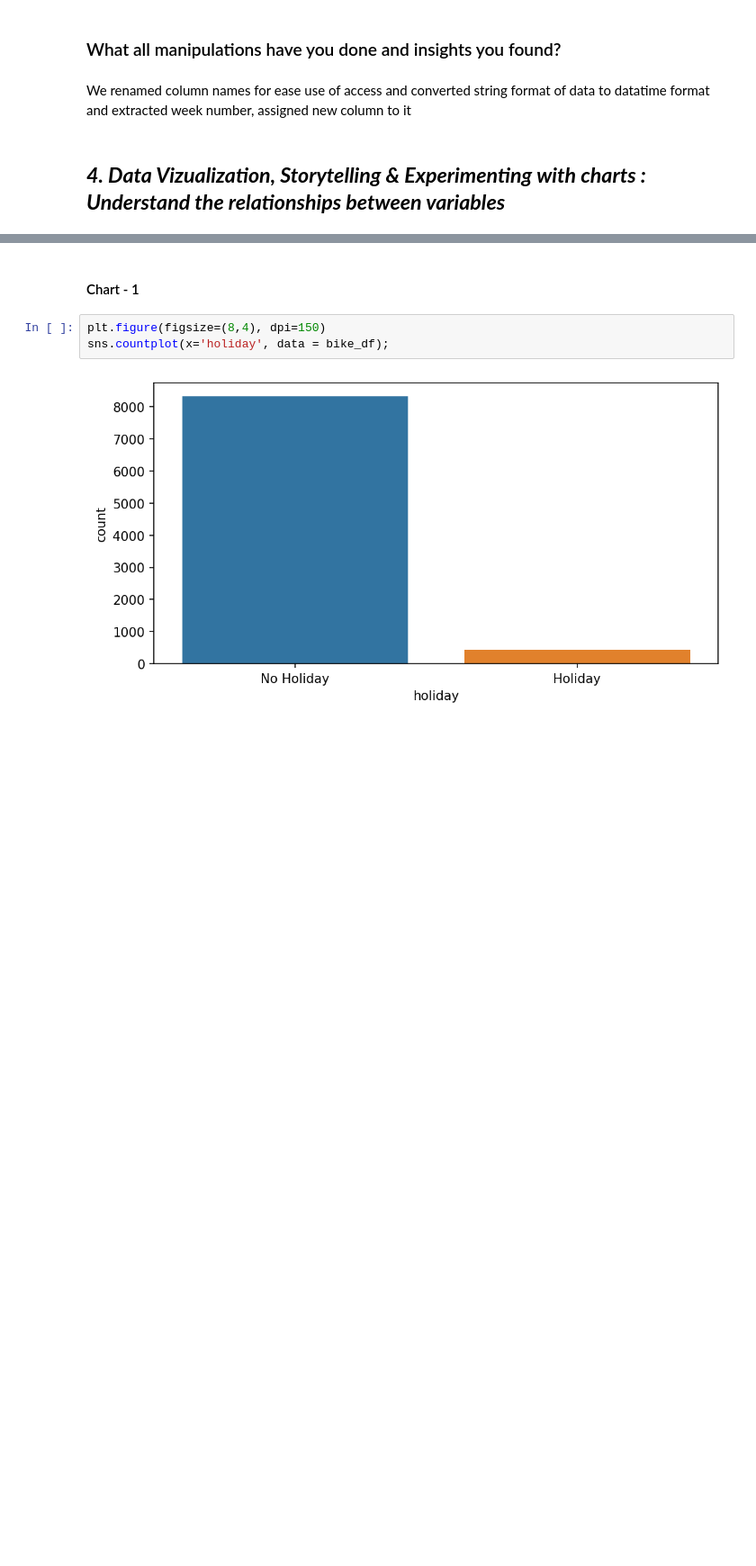
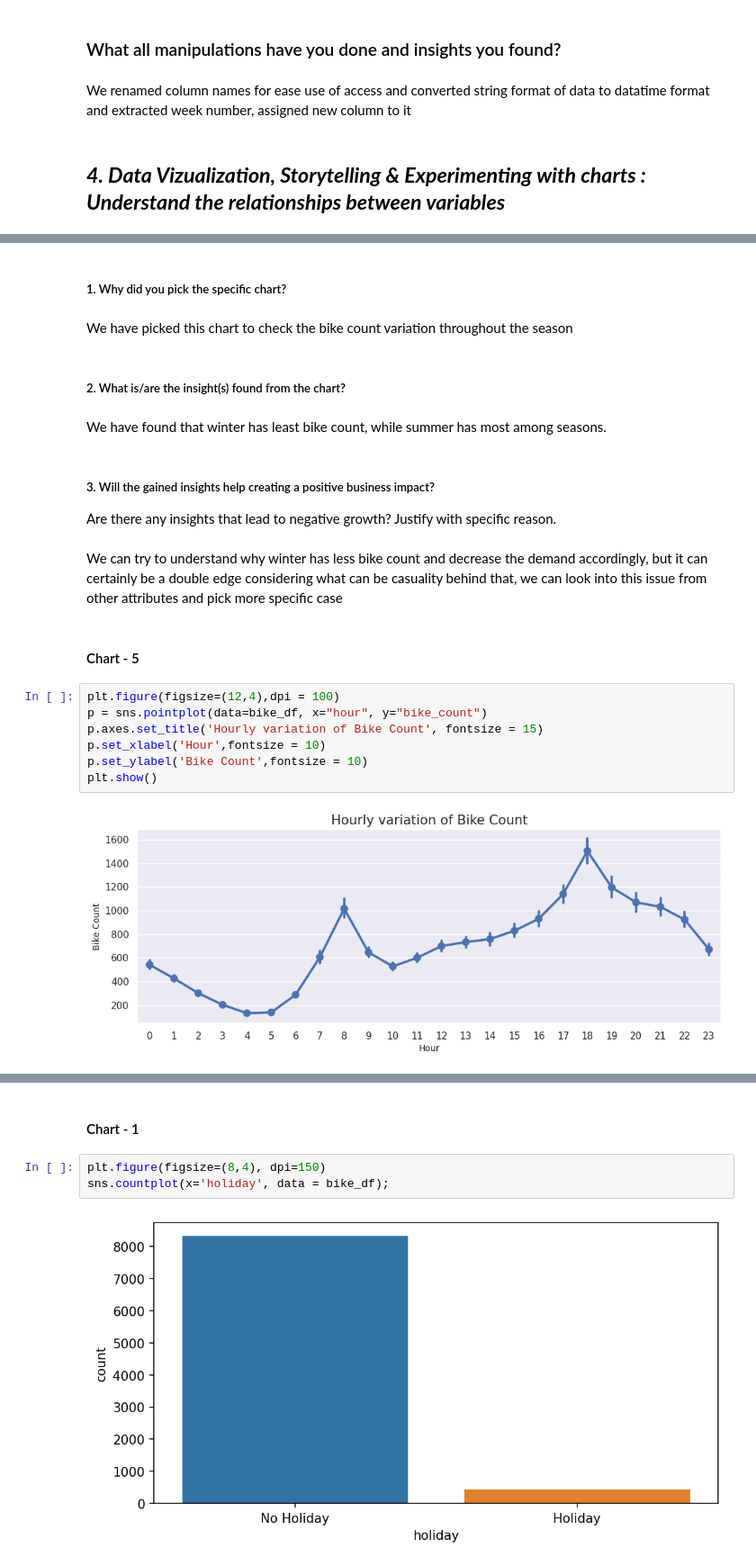
Before and after one commit to aravind-dasarapu/Bike_Sharing_Demand, a Jupyter notebook: Bike_Sharing_Demand.ipynb, the cells around one changed output, grey strips where cells are left out. Shown at 90% size. Drawn from its saved outputs; the diff is of its cells as text; blank space fills up the shorter version.

```diff
--- a/Bike_Sharing_Demand.ipynb
+++ b/Bike_Sharing_Demand.ipynb
@@ -225,0 +538,24 @@ We renamed column names for ease use of access and converted string format of da
+# %% [markdown]
+##### 1. Why did you pick the specific chart?
+# %% [markdown]
+We have picked this chart to check the bike count variation throughout the season
+# %% [markdown]
+##### 2. What is/are the insight(s) found from the chart?
+# %% [markdown]
+We have found that winter has least bike count, while summer has most among seasons.
+# %% [markdown]
+##### 3. Will the gained insights help creating a positive business impact?
+Are there any insights that lead to negative growth? Justify with specific reason.
+# %% [markdown]
+We can try to understand why winter has less bike count and decrease the demand accordingly, but it can certainly be a double edge considering what can be casuality behind that, we can look into this issue from other attributes and pick more specific case
+# %% [markdown]
+#### Chart - 5
+# %%
+plt.figure(figsize=(12,4),dpi = 100)
+p = sns.pointplot(data=bike_df, x="hour", y="bike_count")
+p.axes.set_title('Hourly variation of Bike Count', fontsize = 15)
+p.set_xlabel('Hour',fontsize = 10)
+p.set_ylabel('Bike Count',fontsize = 10)
+plt.show()
+# %% [output]
+[figure, added]
```
Also changed, not shown: parts of 287 cells of this notebook.
